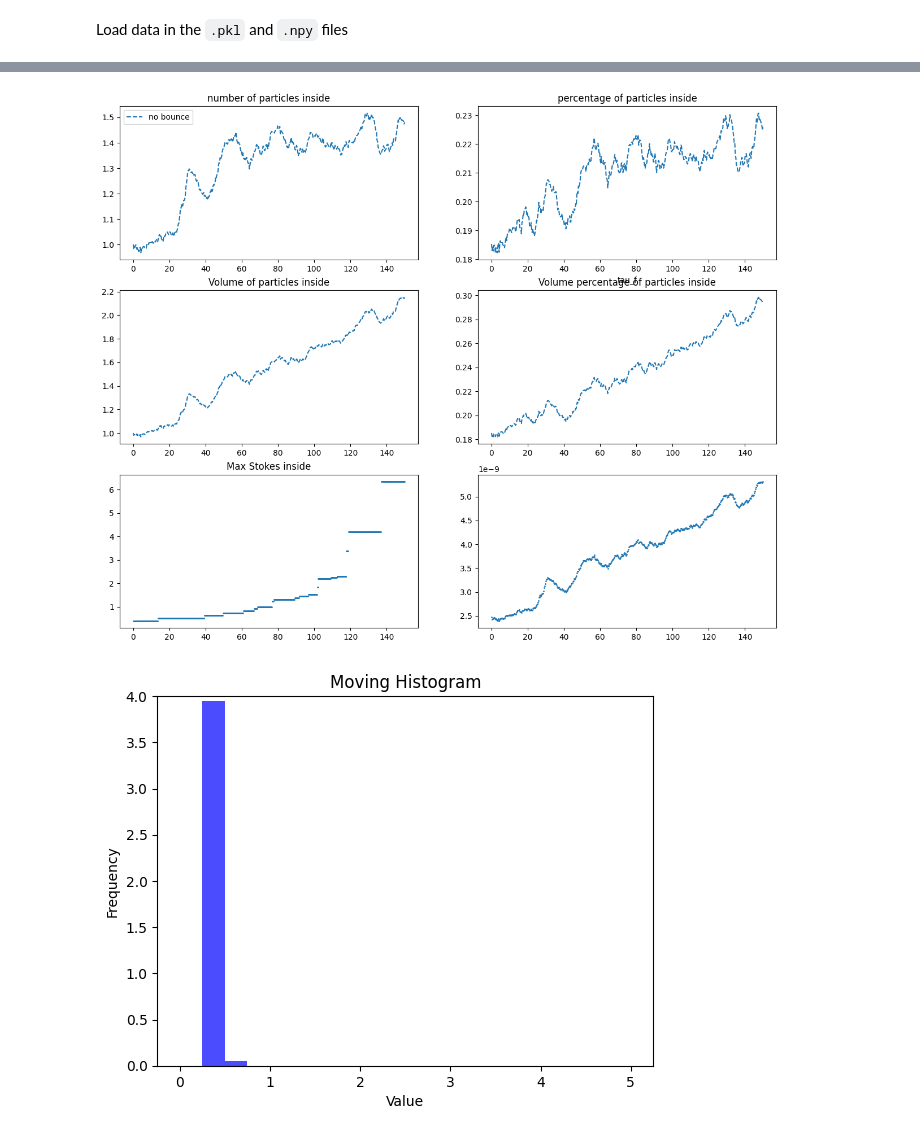
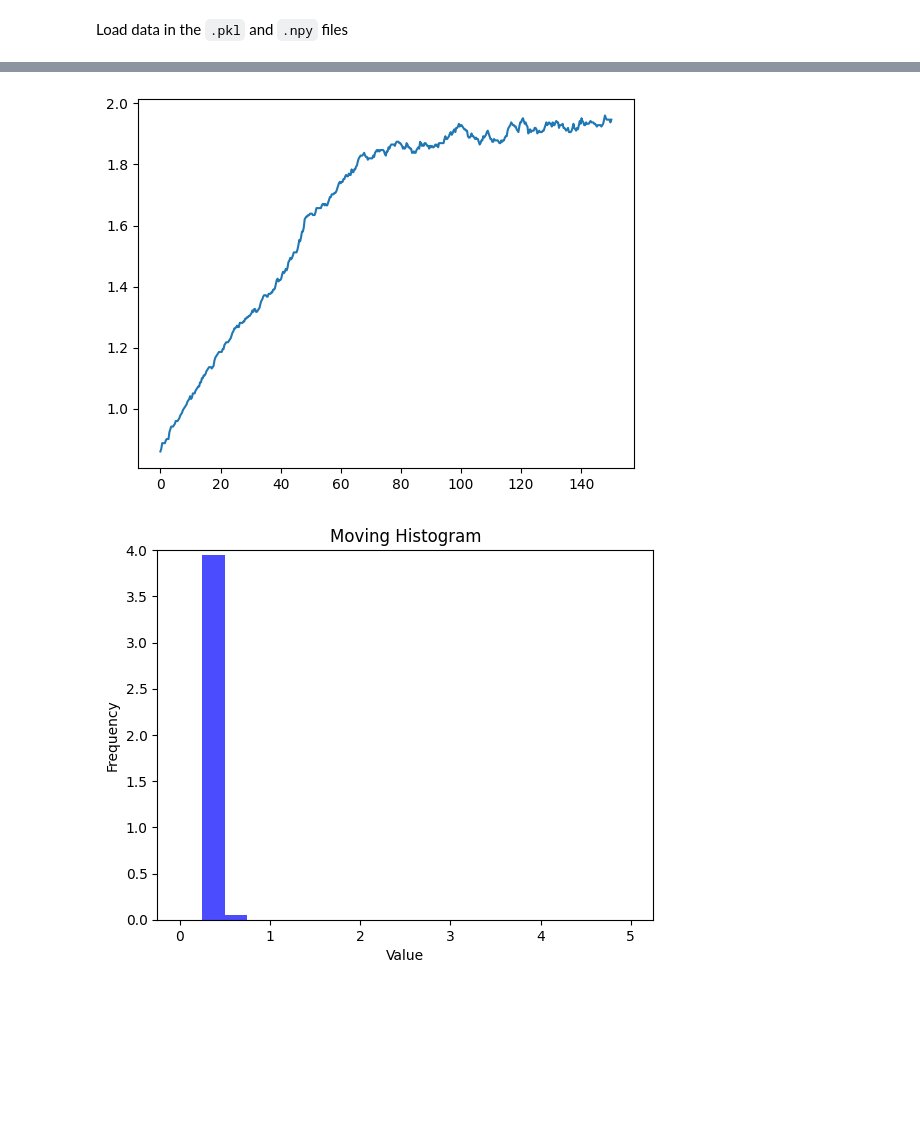
Before and after one commit to zhizhiL/merging_3D, a Jupyter notebook: analysis/test.ipynb, the cells around one changed output, grey strips where cells are left out. Cells and saved outputs as stored; diff of their text form; code cells hidden in the pictures; blank space fills up the shorter version.

```diff
--- a/analysis/test.ipynb
+++ b/analysis/test.ipynb
@@ -7,0 +12,18 @@ import matplotlib.patches as patches
+# %%
+# parameters
+d_p = 2e-3
+rho_p = 0.08375
+mu = 0.001
+gamma = 0.01
+Ring_radius = 0.02
+g = 9.81
+
+St = rho_p * d_p**2 * gamma / (12*mu*(Ring_radius**2))
+Fr = 3*gamma / np.sqrt(4*g*(Ring_radius**3))
+print('Stokes number:', St, 'Froude number:', Fr)
+
+# simulation parameters
+N_inf = 15 ** 3
+dt = 0.3
+St0 = 0.25
+R0 = 1
@@ -79,6 +135,9 @@ files = sorted([file for file in os.listdir(directory) if file.endswith('.npy')]
 R0 = 1
 dt = 0.3
 K = 1e7
+
+# number per volume (normalized by R0**3)
+phi_inf = (15/(4*R0)) ** 3
 
 perc = []
 numbers = []
@@ -87,6 +146,8 @@ volume_perc = []
 max_st = []
 vol_density = []
 possible_st = []
+phi_ratio_t = []
+capture_eff_num = []
 
 perc_b = []
 numbers_b = []
@@ -97,10 +158,14 @@ vol_density_b = []
 possible_st_b = []
 
 
+
 for f, file in enumerate(files):
     data = np.load(os.path.join(directory, file))
-    inside = data[:, 1] ** 2 + data[:, 2] ** 2 + data[:,3]**2 <= R0**2
+    inside = data[:, 0] ** 2 + data[:, 1] ** 2 + data[:,2]**2 <= R0**2
     inside_stokes = data[inside, -1]
+    phi_in = np.sum(inside) / (4/3 * np.pi * R0**3)
+    V_sweep = (np.pi * R0 **2) * (2*R0**2/15) * dt * (f+1)
+    capture_eff_num.append(np.sum(inside) / (phi_inf * V_sweep))
     inside_volume = np.sum(inside_stokes ** 1.5)
     perc.append(np.sum(inside) / len(inside))
     numbers.append(np.sum(inside))
@@ -108,6 +173,17 @@ for f, file in enumerate(files):
     volume_perc.append(inside_volume / np.sum(data[:, -1] ** 1.5))
     max_st.append(np.max(inside_stokes) if len(inside_stokes) > 0 else None)
     vol_density.append(np.sum((inside_stokes / K) ** 1.5) / (R0**3))
+    phi_ratio_t.append(phi_in/phi_inf)
+
+    previous_inside = data.copy()[inside.copy()]
+
+    # if f > 0:
+    #     flux_in = np.sum(inside) - np.sum()
+    #     flux_out = np.sum(~inside & previous_inside)
+
+
+plt.plot(np.arange(len(phi_ratio_t)) * dt, phi_ratio_t)
+# plt.plot(np.arange(len(capture_eff_num)) * dt, capture_eff_num)
 
 # for f, file in enumerate(files_b):
 #     data = np.load(os.path.join(directory_b, file))
@@ -124,26 +200,26 @@ for f, file in enumerate(files):
 
 
 
-fig, ax = plt.subplots(3, 2, figsize=(15, 12))
-ax[0,1].plot(np.arange(len(perc)) * dt, perc, '--', label='0', markersize=1)
-# ax[0,1].plot(np.arange(len(perc_b)) * dt, perc_b, '--', label='0', markersize=1)
-ax[0,1].set_title('percentage of particles inside')
-ax[0,1].set_xlabel('tau_f')
-ax[0,0].plot(np.arange(len(numbers))* dt, numbers/numbers[0], '--', label='no bounce',markersize=1)
-# ax[0,0].plot(np.arange(len(numbers_b))* dt, numbers_b/numbers_b[0], '--', label='bounce',markersize=1)
-ax[0,0].set_title('number of particles inside')
-ax[0,0].legend(['no bounce', 'bounce'])
-ax[1,0].plot(np.arange(len(volumes))* dt, volumes/volumes[0], '--', label='0', markersize=1)
-# ax[1,0].plot(np.arange(len(volumes_b))* dt, volumes_b/volumes_b[0], '--', label='0', markersize=1)
-ax[1,0].set_title('Volume of particles inside')
-ax[1,1].plot(np.arange(len(volume_perc))* dt, volume_perc, '--', label='0',markersize=1)
-# ax[1,1].plot(np.arange(len(volume_perc_b))* dt, volume_perc_b, '--', label='0',markersize=1)
-ax[1,1].set_title('Volume percentage of particles inside')
-ax[2,0].plot(np.arange(len(max_st))* dt, max_st, 'o', label='0', markersize=1)
-# ax[2,0].plot(np.arange(len(max_st_b))* dt, max_st_b, 'o', label='0', markersize=1)
-ax[2,0].set_title('Max Stokes inside')
-ax[2,1].plot(np.arange(len(vol_density))* dt, vol_density, 'o', label='0', markersize=1)
-# ax[2,1].plot(np.arange(len(vol_density_b))* dt, vol_density_b, 'o', label='0', markersize=1)
+# fig, ax = plt.subplots(3, 2, figsize=(15, 12))
+# ax[0,1].plot(np.arange(len(perc)) * dt, perc, '--', label='0', markersize=1)
+# # ax[0,1].plot(np.arange(len(perc_b)) * dt, perc_b, '--', label='0', markersize=1)
+# ax[0,1].set_title('percentage of particles inside')
+# ax[0,1].set_xlabel('tau_f')
+# ax[0,0].plot(np.arange(len(numbers))* dt, numbers/numbers[0], '--', label='no bounce',markersize=1)
+# # ax[0,0].plot(np.arange(len(numbers_b))* dt, numbers_b/numbers_b[0], '--', label='bounce',markersize=1)
+# ax[0,0].set_title('number of particles inside')
+# ax[0,0].legend(['no bounce', 'bounce'])
+# ax[1,0].plot(np.arange(len(volumes))* dt, volumes/volumes[0], '--', label='0', markersize=1)
+# # ax[1,0].plot(np.arange(len(volumes_b))* dt, volumes_b/volumes_b[0], '--', label='0', markersize=1)
+# ax[1,0].set_title('Volume of particles inside')
+# ax[1,1].plot(np.arange(len(volume_perc))* dt, volume_perc, '--', label='0',markersize=1)
+# # ax[1,1].plot(np.arange(len(volume_perc_b))* dt, volume_perc_b, '--', label='0',markersize=1)
+# ax[1,1].set_title('Volume percentage of particles inside')
+# ax[2,0].plot(np.arange(len(max_st))* dt, max_st, 'o', label='0', markersize=1)
+# # ax[2,0].plot(np.arange(len(max_st_b))* dt, max_st_b, 'o', label='0', markersize=1)
+# ax[2,0].set_title('Max Stokes inside')
+# ax[2,1].plot(np.arange(len(vol_density))* dt, vol_density, 'o', label='0', markersize=1)
+# # ax[2,1].plot(np.arange(len(vol_density_b))* dt, vol_density_b, 'o', label='0', markersize=1)
 
-plt.show()
+# plt.show()
 # %% [output]
@@ -150,4 +227,4 @@ plt.show()
-[figure, old version]
+[figure, new version]
 # %%
 import numpy as np
 import matplotlib.pyplot as plt
```
Also changed, not shown: parts of 4 cells of this notebook.
